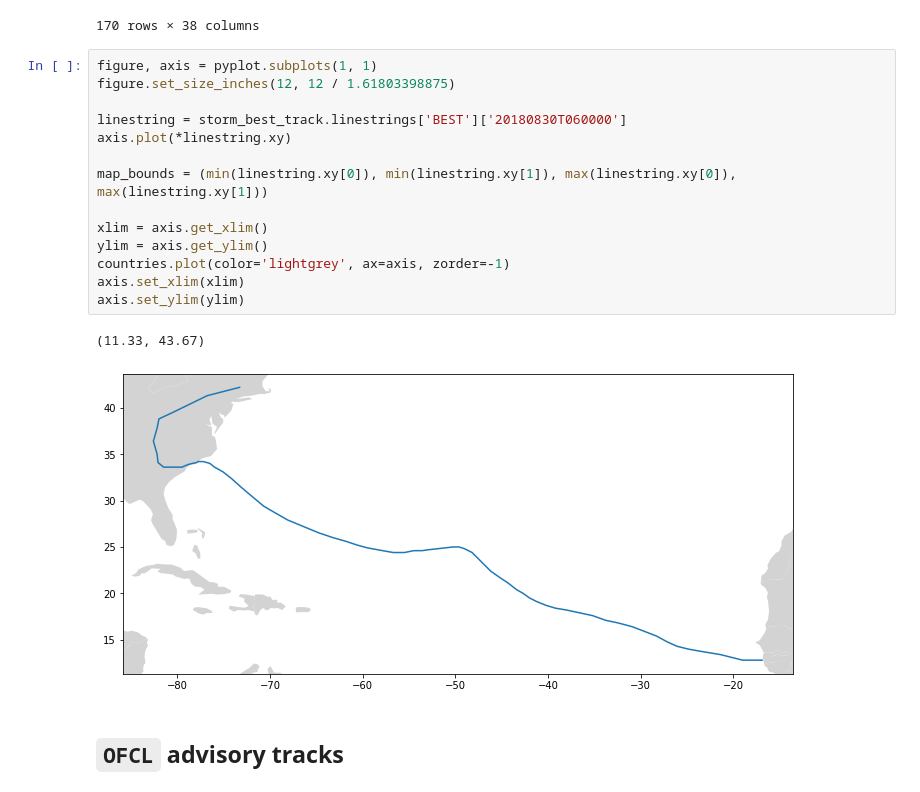
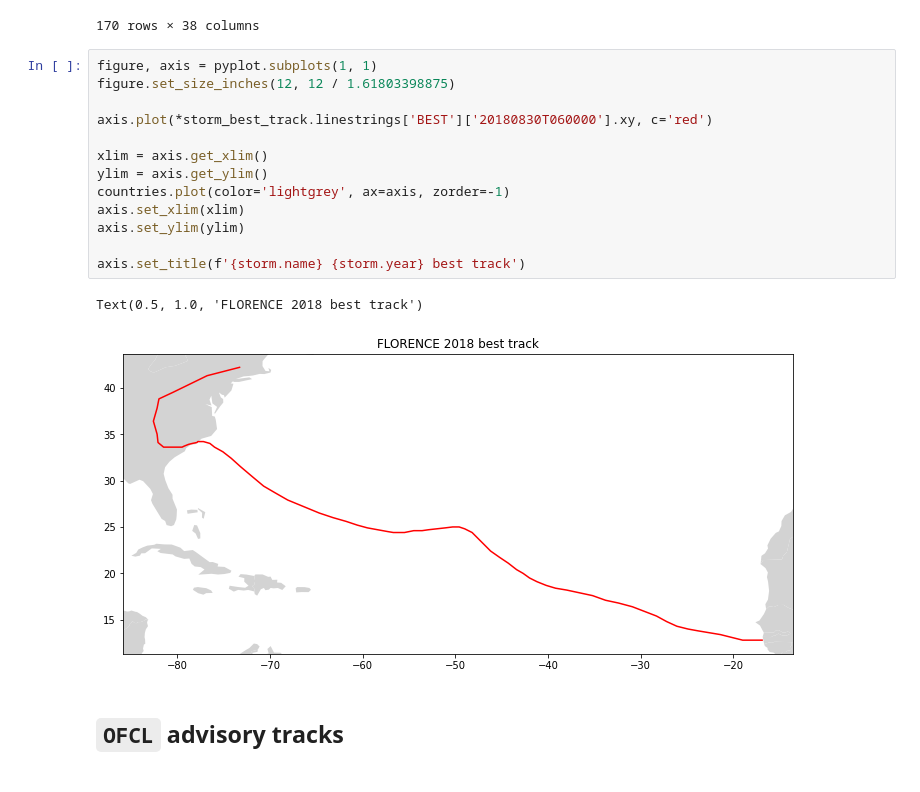
Before and after one commit to oceanmodeling/StormEvents, a Jupyter notebook: examples/example_1.ipynb, the cells around one changed output. Cells and saved outputs as stored; diff of their text form.

```diff
--- a/examples/example_1.ipynb
+++ b/examples/example_1.ipynb
@@ -66,20 +66,19 @@ storm_best_track.data
 # %%
 figure, axis = pyplot.subplots(1, 1)
 figure.set_size_inches(12, 12 / 1.61803398875)
 
-linestring = storm_best_track.linestrings['BEST']['20180830T060000']
-axis.plot(*linestring.xy)
-
-map_bounds = (min(linestring.xy[0]), min(linestring.xy[1]), max(linestring.xy[0]), max(linestring.xy[1]))
+axis.plot(*storm_best_track.linestrings['BEST']['20180830T060000'].xy, c='red')
 
 xlim = axis.get_xlim()
 ylim = axis.get_ylim()
 countries.plot(color='lightgrey', ax=axis, zorder=-1)
 axis.set_xlim(xlim)
 axis.set_ylim(ylim)
+
+axis.set_title(f'{storm.name} {storm.year} best track')
 # %% [output]
-(11.33, 43.67)
+Text(0.5, 1.0, 'FLORENCE 2018 best track')
-[figure, old version]
+[figure, new version]
 # %% [markdown]
 ## `OFCL` advisory tracks
 # %%
```
Also changed, not shown: parts of 4 cells of this notebook.
